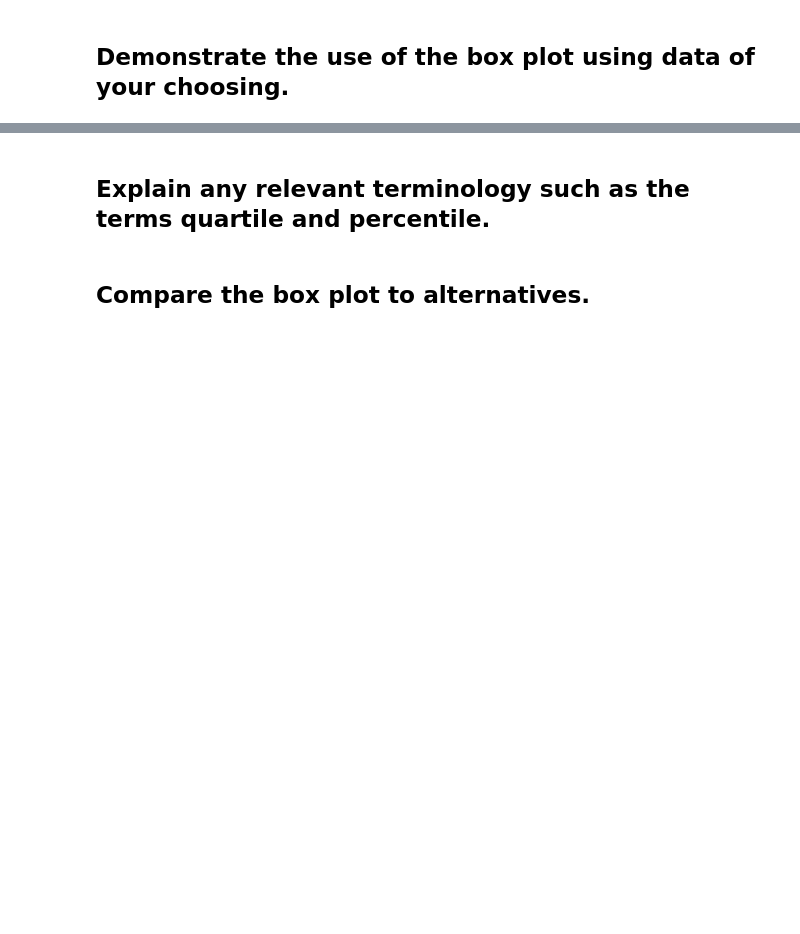
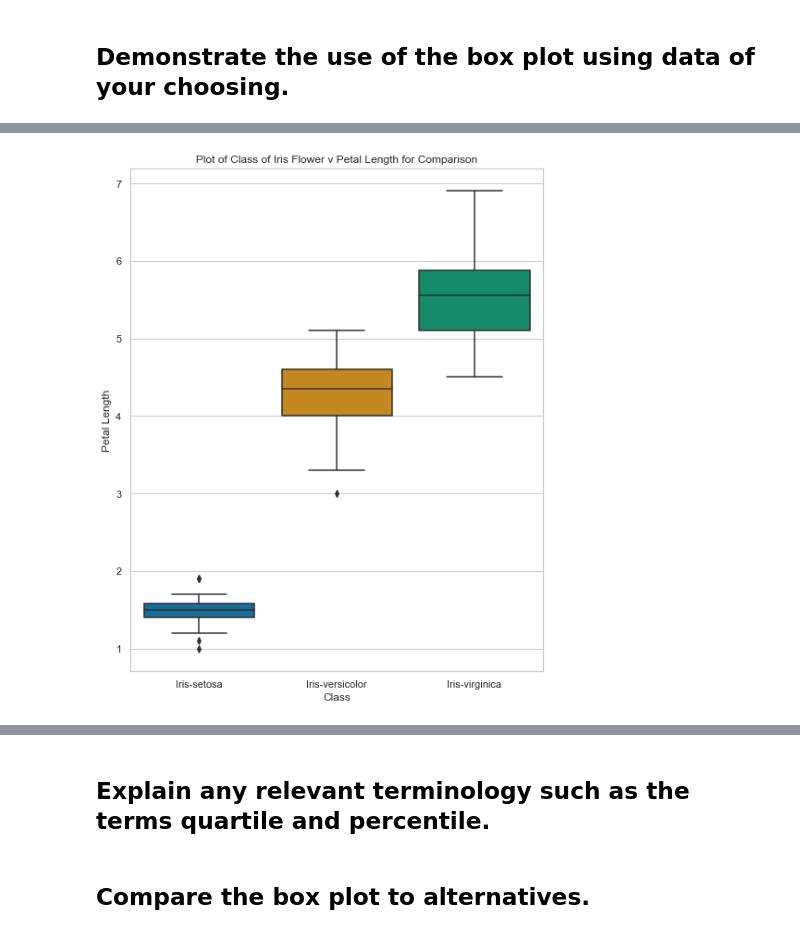
Before and after one commit to ShaunaB93/Fundamentals-of-Data-Analysis-Project, a Jupyter notebook: Fundamentals Project - Box Plots - Rough Work Notebook.ipynb, the cells around one changed output, grey strips where cells are left out. Saved outputs shown, nothing was run; the diff lists cells and outputs as text; code cells hidden in the pictures; blank space fills up the shorter version.

```diff
--- a/Fundamentals Project - Box Plots - Rough Work Notebook.ipynb
+++ b/Fundamentals Project - Box Plots - Rough Work Notebook.ipynb
@@ -49,0 +97,11 @@ Alternatively there have been many interesting data analysis projects published
+# %%
+BoxPlotExample3 = sns.set(style="whitegrid")
+plt.figure(figsize=(8, 10))
+sns.set_context("notebook")
+sns.boxplot(data=dataset, x='Class', y='Petal Length', orient="v", palette="colorblind")
+plt.title('Plot of Class of Iris Flower v Petal Length for Comparison')
+
+
+plt.show(BoxPlotExample3)
+# %% [output]
+[figure, added]
```
Also changed, not shown: parts of 8 cells of this notebook.
